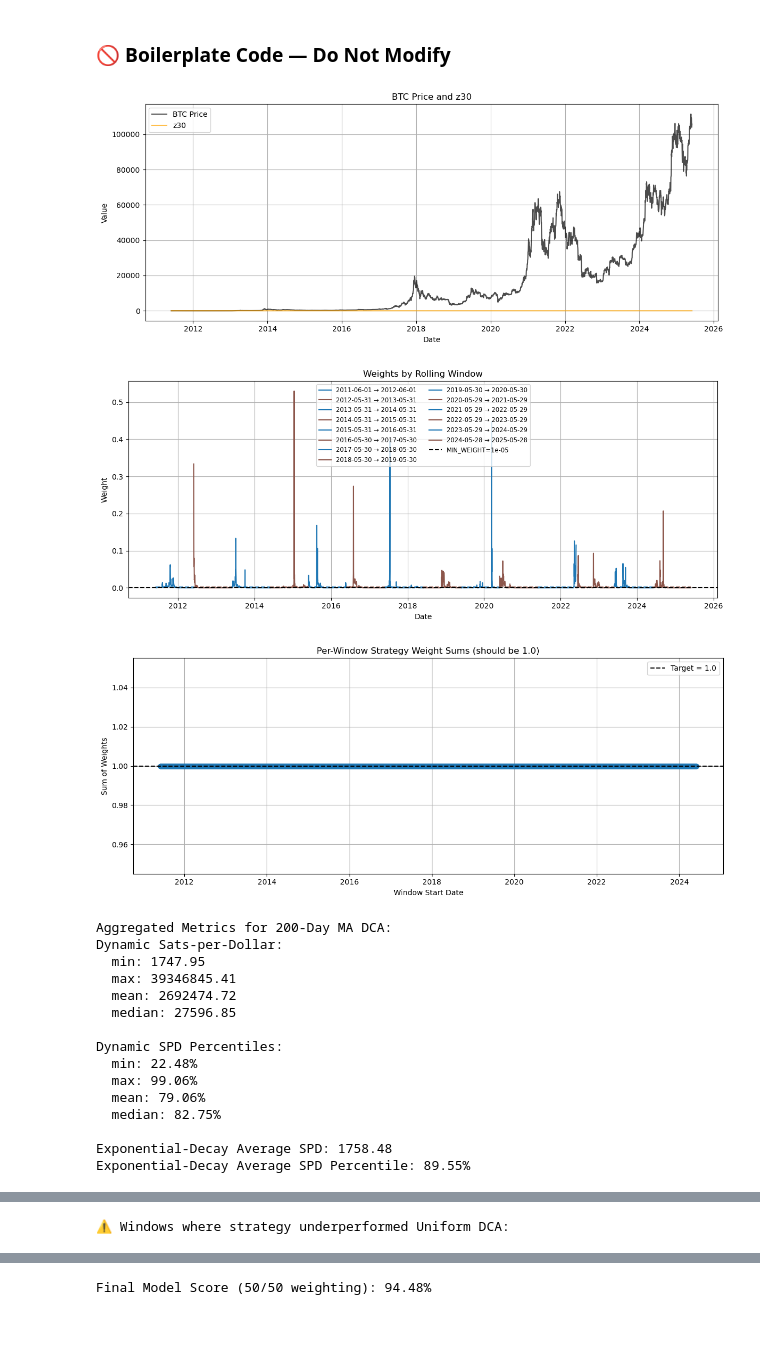
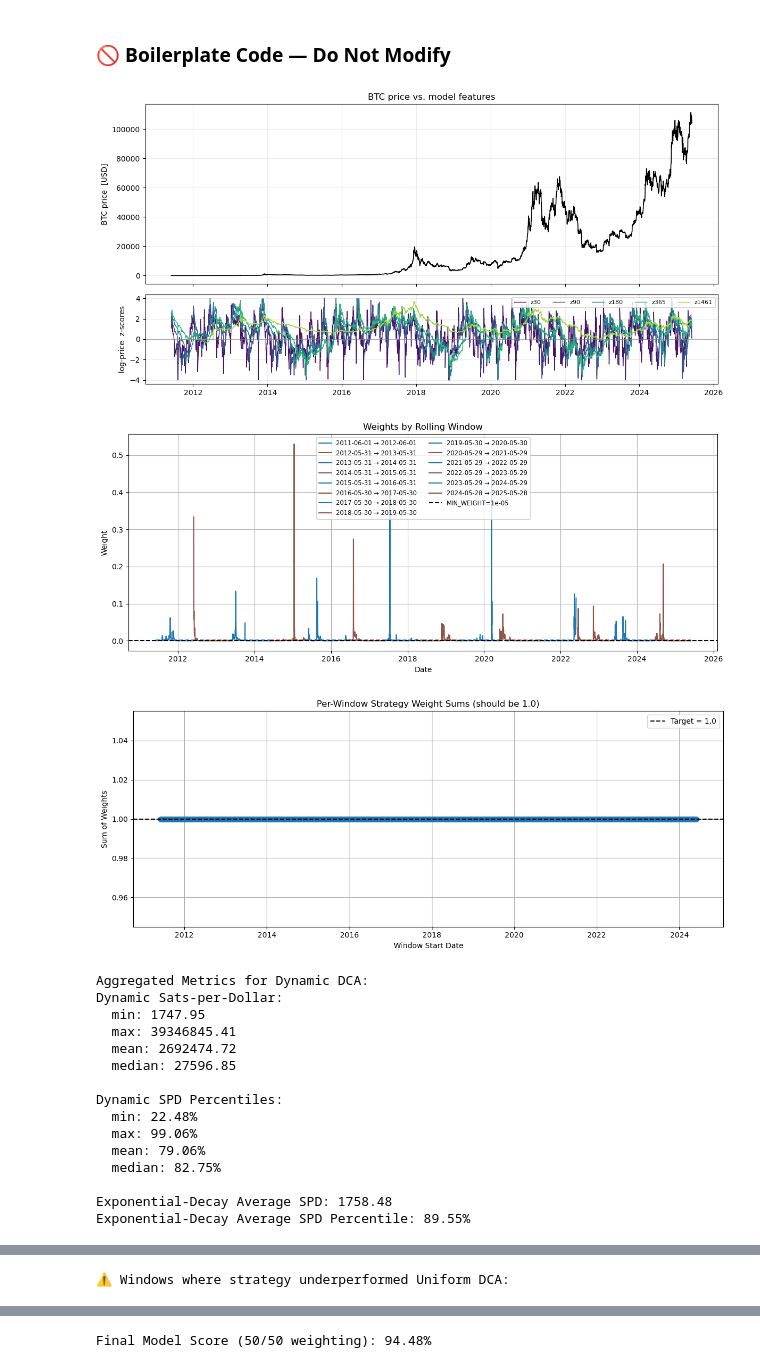
Before and after one commit to TrilemmaFoundation/GT-MSA-S25-Trilemma-Team-14, a Jupyter notebook: deliverables/Model_Development_Template.ipynb, the cells around one changed output, grey strips where cells are left out. Cells and saved outputs as stored; diff of their text form; code cells hidden in the pictures; blank space fills up the shorter version.

```diff
--- a/deliverables/Model_Development_Template.ipynb
+++ b/deliverables/Model_Development_Template.ipynb
@@ -769,39 +842,39 @@ btc_df = btc_df.loc[BACKTEST_START:BACKTEST_END]
 plot_features(btc_df)
 
 # 2) Final weights curves—computed per window:
 plot_final_weights_by_window(
     btc_df,
     compute_weights,
     window_stride=365
 )
 
 # 3) Per-window weight-sum check:
 plot_rolling_window_weight_sums(
     btc_df,
     compute_weights
 )
 
 # 4) Rolling-window SPD backtest:
 df_spd = backtest_dynamic_dca(
     btc_df,
     compute_weights,
-    strategy_label="200-Day MA DCA"
+    strategy_label="Dynamic DCA"
 )
 
 # 5) SPD comparison (subsampled by window_stride):
 plot_spd_comparison(
     df_spd,
-    strategy_name="200-Day MA DCA",
+    strategy_name="Dynamic DCA",
     window_stride=365
 )
 
 # 6) Sanity checks (each window inside):
 check_strategy_submission_ready(btc_df, compute_weights)
 # %% [output]
-[figure, old version]
+[figure, new version]
 [figure]
 [figure]
-Aggregated Metrics for 200-Day MA DCA:
+Aggregated Metrics for Dynamic DCA:
 Dynamic Sats-per-Dollar:
   min: 1747.95
   max: 39346845.41
```
Also changed, not shown: parts of 2 cells of this notebook, 1 other file.
